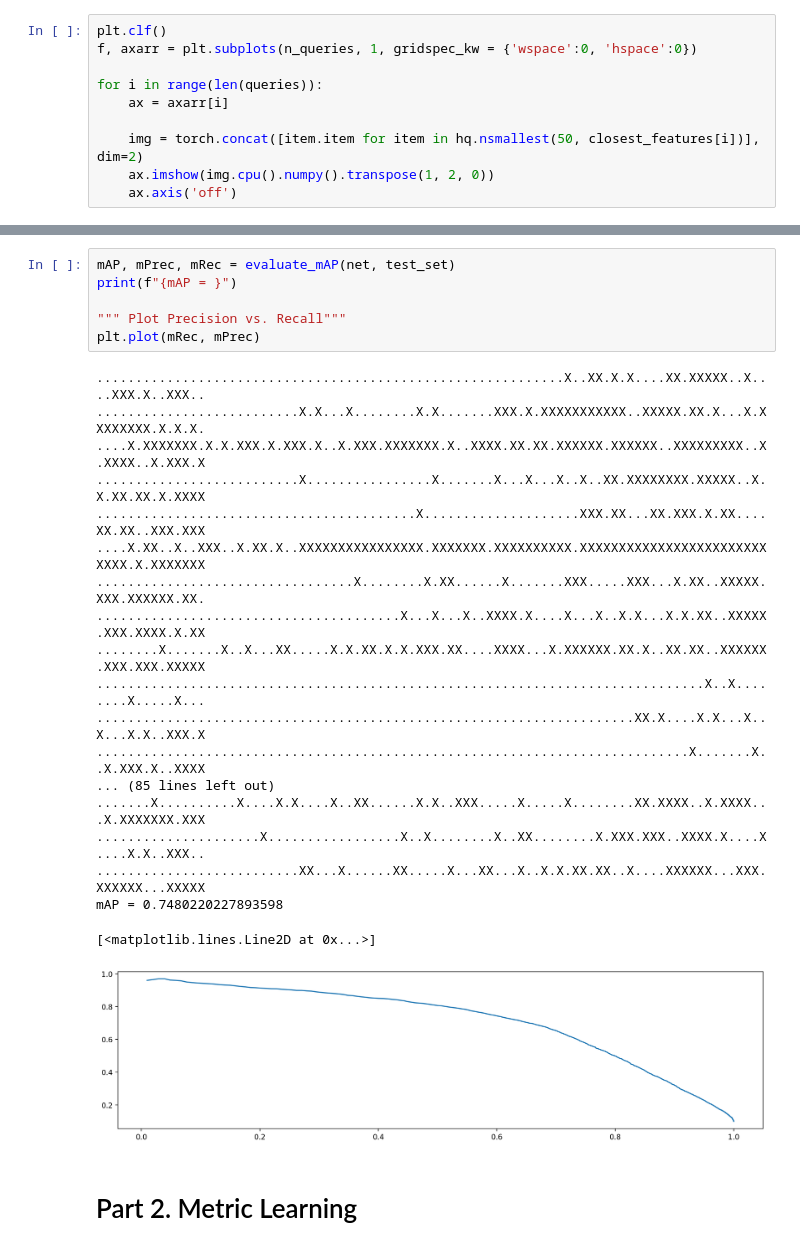
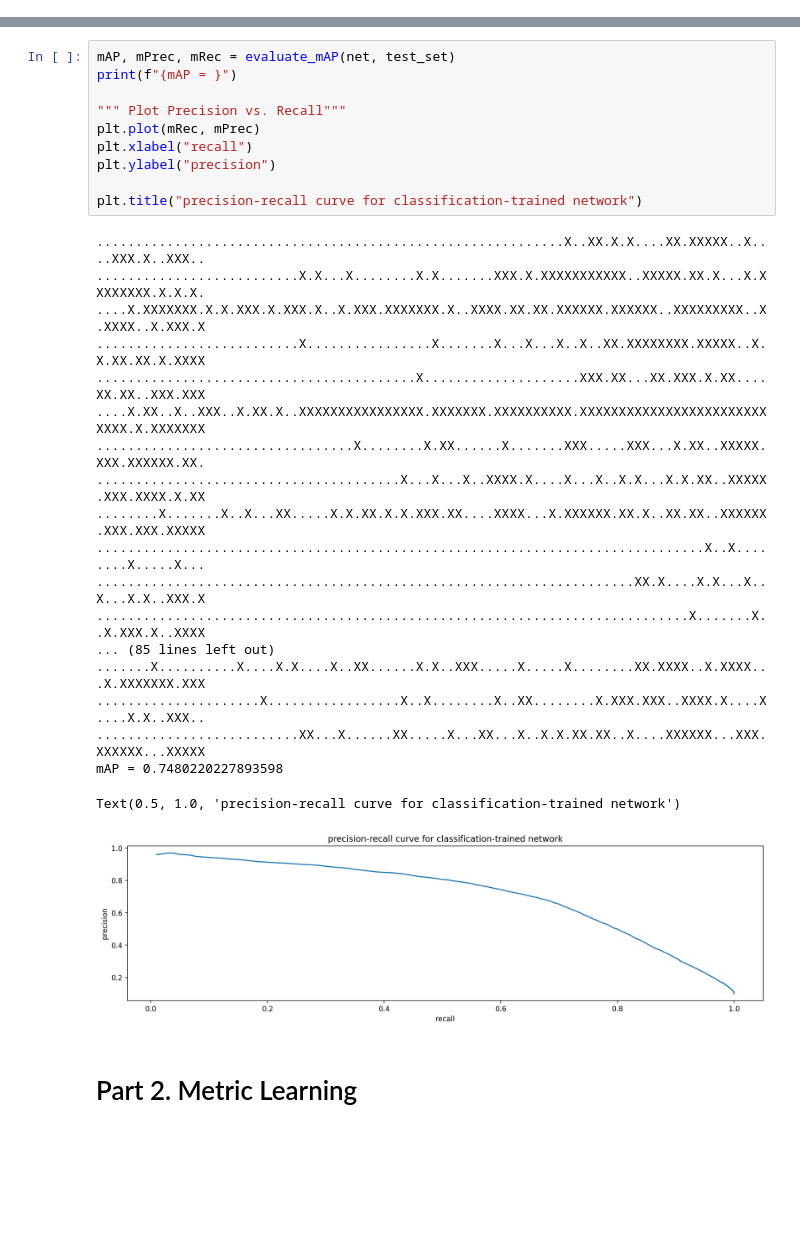
Before and after one commit to VladyslavHladchenko/cnn_metric_learning, a Jupyter notebook: view.ipynb, the cells around one changed output, grey strips where cells are left out. Saved outputs shown, nothing was run; the diff lists cells and outputs as text; blank space fills up the shorter version.

```diff
--- a/view.ipynb
+++ b/view.ipynb
@@ -57,10 +32,0 @@ for x,l in loader_iterator:
-# %%
-plt.clf()
-f, axarr = plt.subplots(n_queries, 1, gridspec_kw = {'wspace':0, 'hspace':0})
-
-for i in range(len(queries)):
-    ax = axarr[i]
-
-    img = torch.concat([item.item for item in hq.nsmallest(50, closest_features[i])], dim=2)
-    ax.imshow(img.cpu().numpy().transpose(1, 2, 0))
-    ax.axis('off')
@@ -70,28 +49,32 @@ for i in range(len(queries)):
 # %%
 mAP, mPrec, mRec = evaluate_mAP(net, test_set)
 print(f"{mAP = }")
 
 """ Plot Precision vs. Recall"""
 plt.plot(mRec, mPrec)
+plt.xlabel("recall")
+plt.ylabel("precision")
+
+plt.title("precision-recall curve for classification-trained network")
 # %% [output]
 ............................................................X..XX.X.X....XX.XXXXX..X....XXX.X..XXX..
 ..........................X.X...X........X.X.......XXX.X.XXXXXXXXXXX..XXXXX.XX.X...X.XXXXXXXX.X.X.X.
 ....X.XXXXXXX.X.X.XXX.X.XXX.X..X.XXX.XXXXXXX.X..XXXX.XX.XX.XXXXXX.XXXXXX..XXXXXXXXX..X.XXXX..X.XXX.X
 ..........................X................X.......X...X...X..X..XX.XXXXXXXX.XXXXX..X.X.XX.XX.X.XXXX
 .........................................X....................XXX.XX...XX.XXX.X.XX....XX.XX..XXX.XXX
 ....X.XX..X..XXX..X.XX.X..XXXXXXXXXXXXXXXX.XXXXXXX.XXXXXXXXXX.XXXXXXXXXXXXXXXXXXXXXXXXXXXX.X.XXXXXXX
 .................................X........X.XX......X.......XXX.....XXX...X.XX..XXXXX.XXX.XXXXXX.XX.
 .......................................X...X...X..XXXX.X....X...X..X.X...X.X.XX..XXXXX.XXX.XXXX.X.XX
 ........X.......X..X...XX.....X.X.XX.X.X.XXX.XX....XXXX...X.XXXXXX.XX.X..XX.XX..XXXXXX.XXX.XXX.XXXXX
 ..............................................................................X..X........X.....X...
 .....................................................................XX.X....X.X...X..X...X.X..XXX.X
 ............................................................................X.......X..X.XXX.X..XXXX
 ... (85 lines left out)
 .......X..........X....X.X....X..XX......X.X..XXX.....X.....X........XX.XXXX..X.XXXX...X.XXXXXXX.XXX
 .....................X.................X..X........X..XX........X.XXX.XXX..XXXX.X....X....X.X..XXX..
 ..........................XX...X......XX.....X...XX...X..X.X.XX.XX..X....XXXXXX...XXX.XXXXXX...XXXXX
 mAP = 0.7480220227893598
-[<matplotlib.lines.Line2D at 0x...>]
+Text(0.5, 1.0, 'precision-recall curve for classification-trained network')
-[figure, old version]
+[figure, new version]
 # %% [markdown]
 # Part 2. Metric Learning
```
Also changed, not shown: parts of 23 cells of this notebook, 2 other files.
